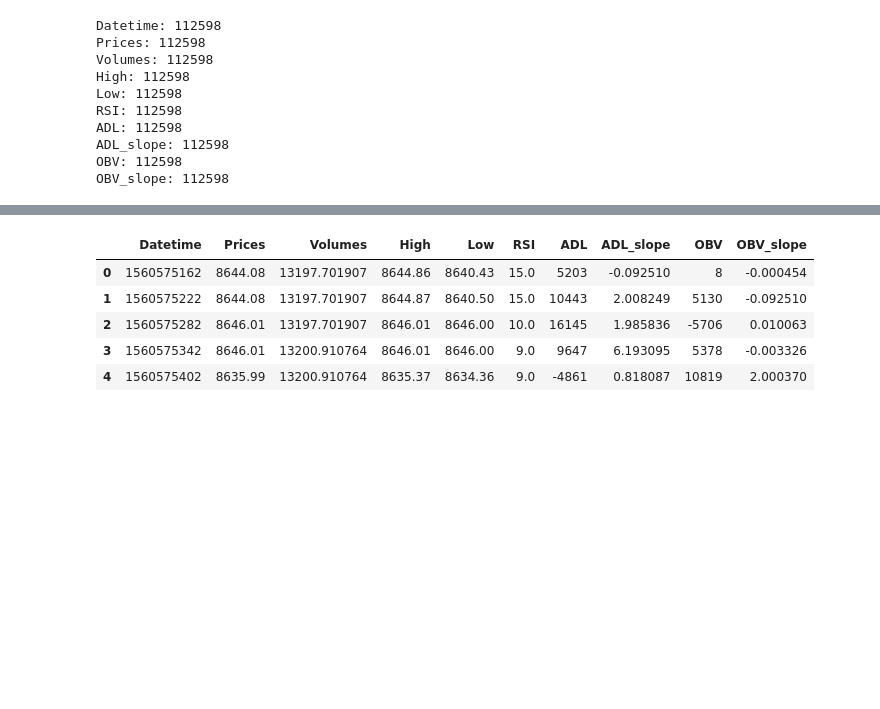
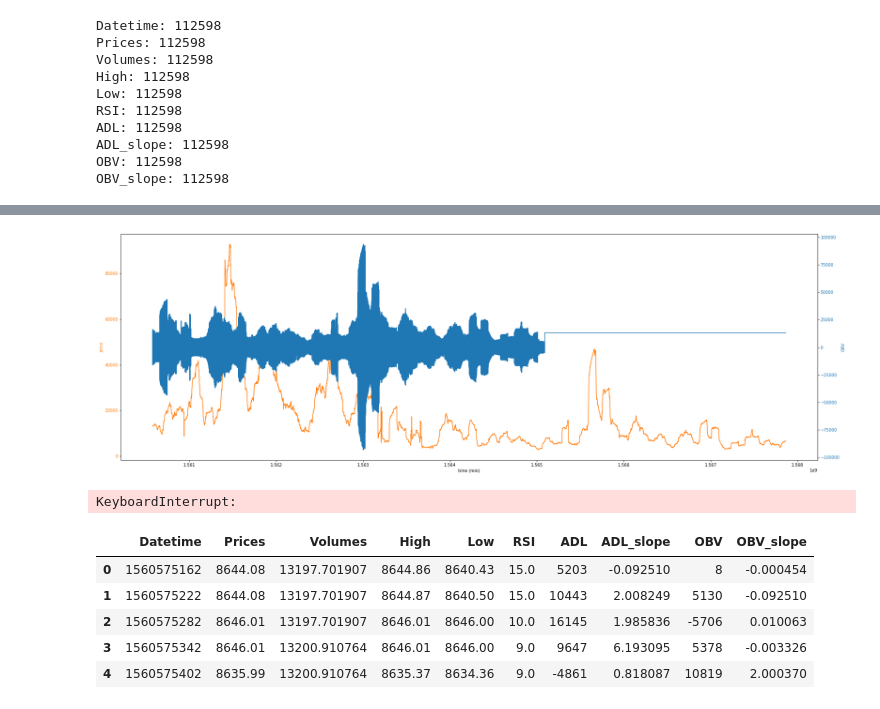
Before and after one commit to bnonni/LSTM, a Jupyter notebook: LSTM_Crypto_Predictor.ipynb, the cells around one changed output, grey strips where cells are left out. Saved outputs shown, nothing was run; the diff lists cells and outputs as text; code cells hidden in the pictures; blank space fills up the shorter version.

```diff
--- a/LSTM_Crypto_Predictor.ipynb
+++ b/LSTM_Crypto_Predictor.ipynb
@@ -243,3 +304,19 @@ plt.show()
+# %%
+x = BTC_df.Datetime
+fig, ax3 = plt.subplots(figsize=(30,10))
+ax3.set_xlabel('time (min)')
+ax3.set_ylabel('price', color='tab:orange')
+ax3.plot(x, BTC_df.Volumes, color='tab:orange')
+ax3.tick_params(axis='y', labelcolor='tab:orange')
+
+ax4 = ax3.twinx()
+ax4.set_ylabel('OBV', color='tab:blue')
+ax4.plot(x, BTC_df.OBV, color='tab:blue')
+ax4.tick_params(axis='y', labelcolor='tab:blue')
+
+plt.show()
+# %% [output]
+[figure, added]
 # %%
 BTC_df['High'] = BTC_df.High.astype('float64')
 BTC_df['Low'] = BTC_df.Low.astype('float64')
@@ -247,3 +330,12 @@ BTC_df['Volumes'] = BTC_df.Volumes.astype('float64')
+# %%
+x = [BTC_df.Datetime]
+y = RSI
+plt.figure(figsize=[20,5])
+plt.plot(x, y, label='RSI')
+plt.legend()
+plt.show()
+# %% [output]
+KeyboardInterrupt:
 # %%
 ADL_avg = BTC_df.ADL.mean()
 RSI_avg = BTC_df.RSI.mean()
```
Also changed, not shown: parts of 18 cells of this notebook, 5 other files.
